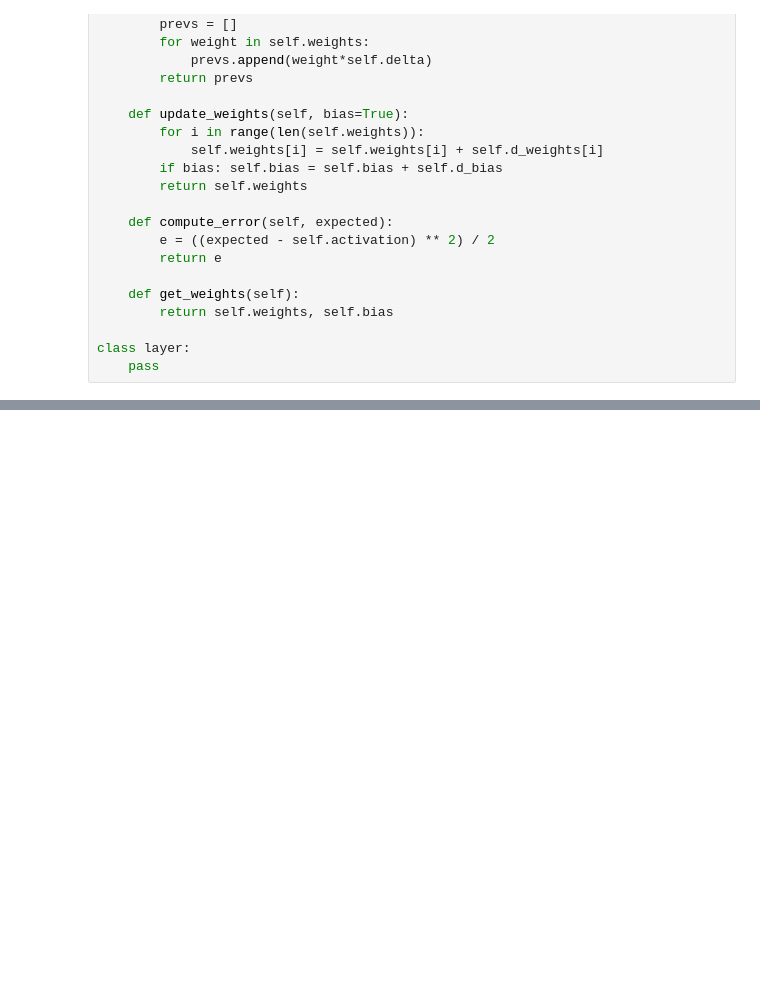
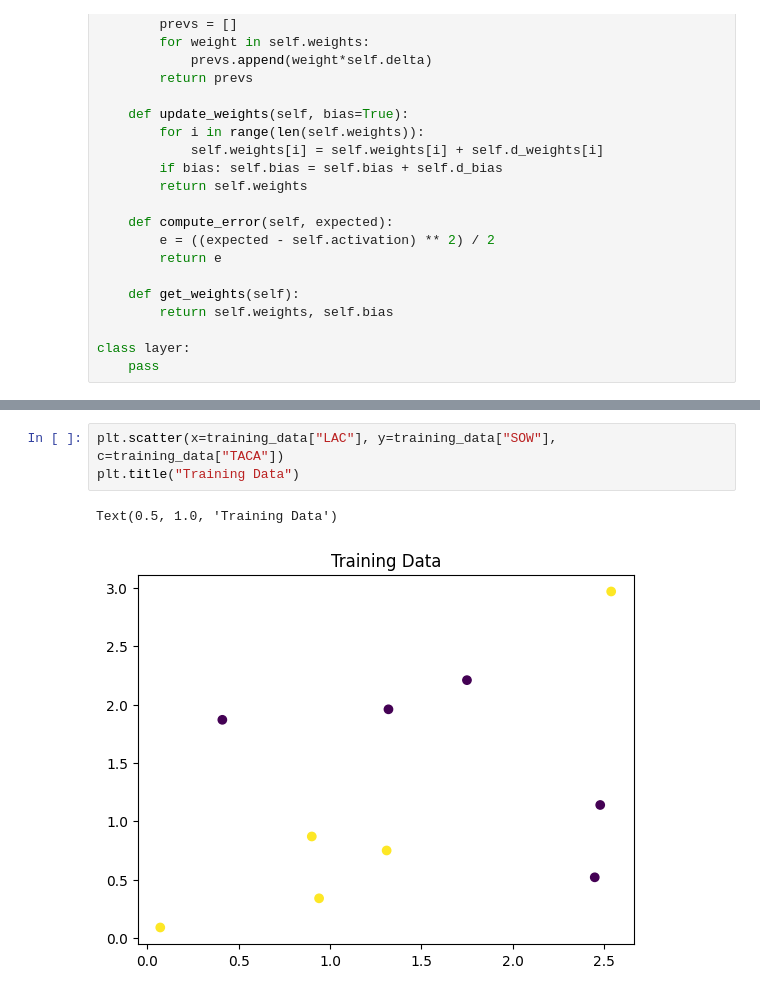
Before and after one commit to CTrigger134679/NeuralNetworkProject, a Jupyter notebook: singlePerceptron.ipynb, the cells around one changed output, grey strips where cells are left out. Drawn from its saved outputs; the diff is of its cells as text; blank space fills up the shorter version.

```diff
--- a/singlePerceptron.ipynb
+++ b/singlePerceptron.ipynb
@@ -94,0 +91,6 @@ print(test_data.head())
+# %%
+plt.scatter(x=training_data["LAC"], y=training_data["SOW"], c=training_data["TACA"])
+plt.title("Training Data")
+# %% [output]
+Text(0.5, 1.0, 'Training Data')
+[figure, added]
```
Also changed, not shown: parts of 16 cells of this notebook, 1 other file.
